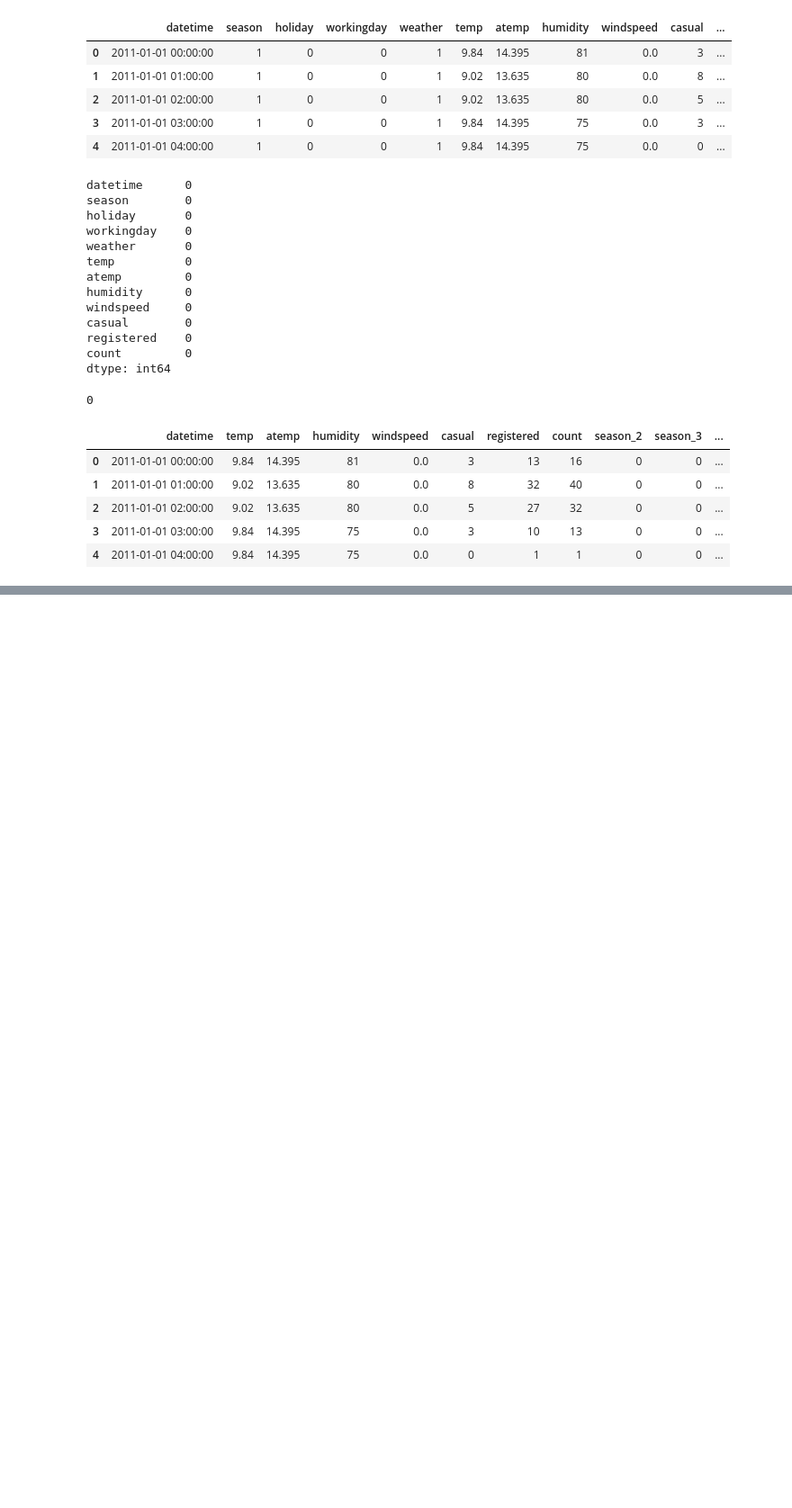
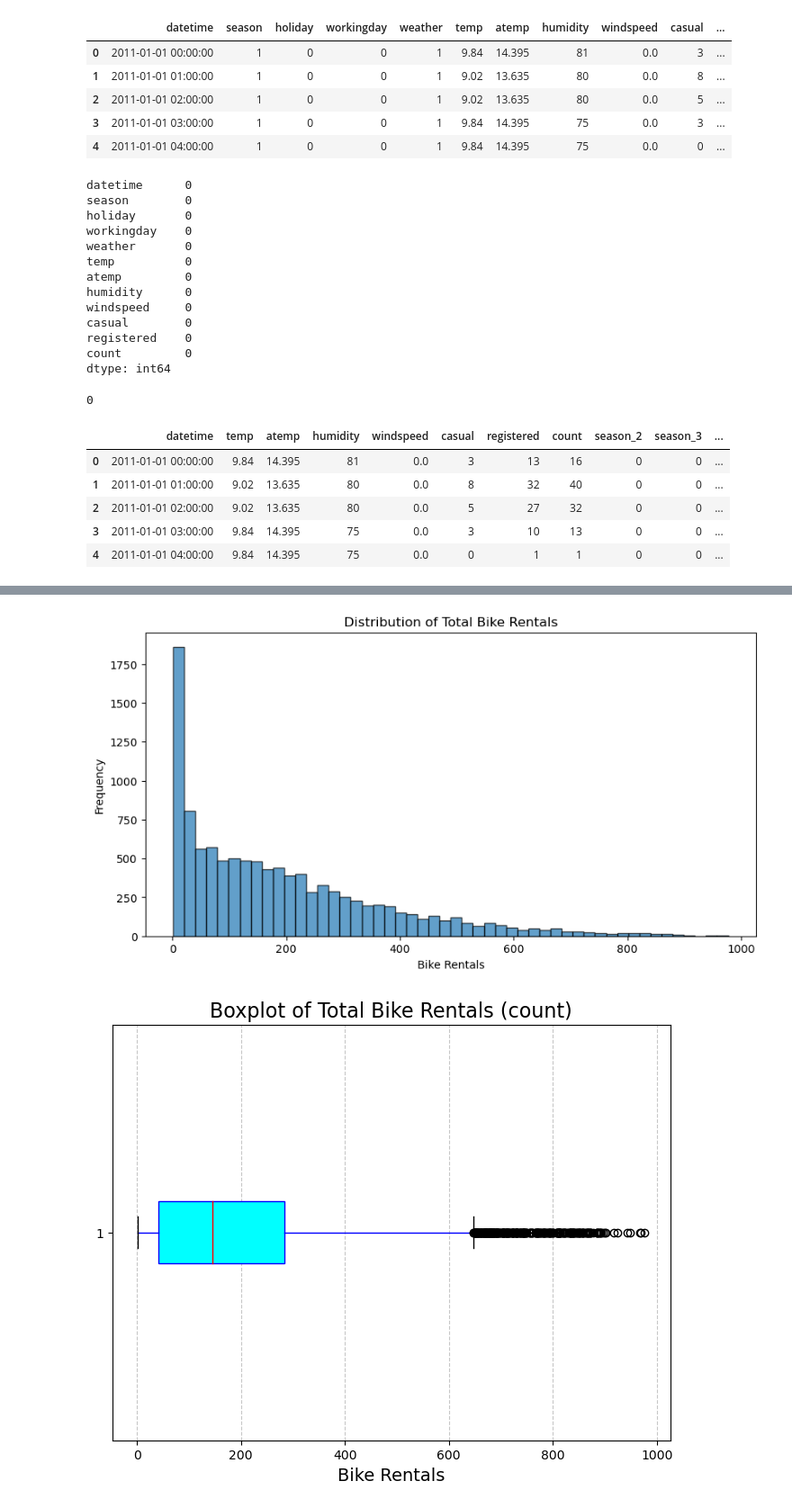
Before and after one commit to ahmedSakka/Bike-Sharing-Demand-Prediction, a Jupyter notebook: BikeSharingDemandsPrediction.ipynb, the cells around one changed output, grey strips where cells are left out. Shown: that part at 90% size. Cells and saved outputs as stored; diff of their text form; code cells hidden in the pictures; blank space fills up the shorter version.

Commit message:
Visualization of the target variable

```diff
--- a/BikeSharingDemandsPrediction.ipynb
+++ b/BikeSharingDemandsPrediction.ipynb
@@ -47,0 +63,22 @@ df_encoded.head()
+# %%
+# Visualization
+plt.figure(figsize=(10, 5))
+plt.hist(df['count'], bins= 50, edgecolor='Black', alpha=0.7)
+plt.title('Distribution of Total Bike Rentals')
+plt.xlabel('Bike Rentals')
+plt.ylabel('Frequency')
+plt.show()
+
+# Boxplot
+plt.figure(figsize=(8, 6))
+plt.boxplot(df['count'], vert=False, patch_artist=True,
+            boxprops=dict(facecolor='cyan', color='blue'),
+            medianprops=dict(color='red'),
+            whiskerprops=dict(color='blue'))
+plt.title('Boxplot of Total Bike Rentals (count)', fontsize=16)
+plt.xlabel('Bike Rentals', fontsize=14)
+plt.grid(axis='x', linestyle='--', alpha=0.7)
+plt.show()
+# %% [output]
+[figure, added]
+[figure, added]
```
Also changed, not shown: parts of 2 cells of this notebook.
